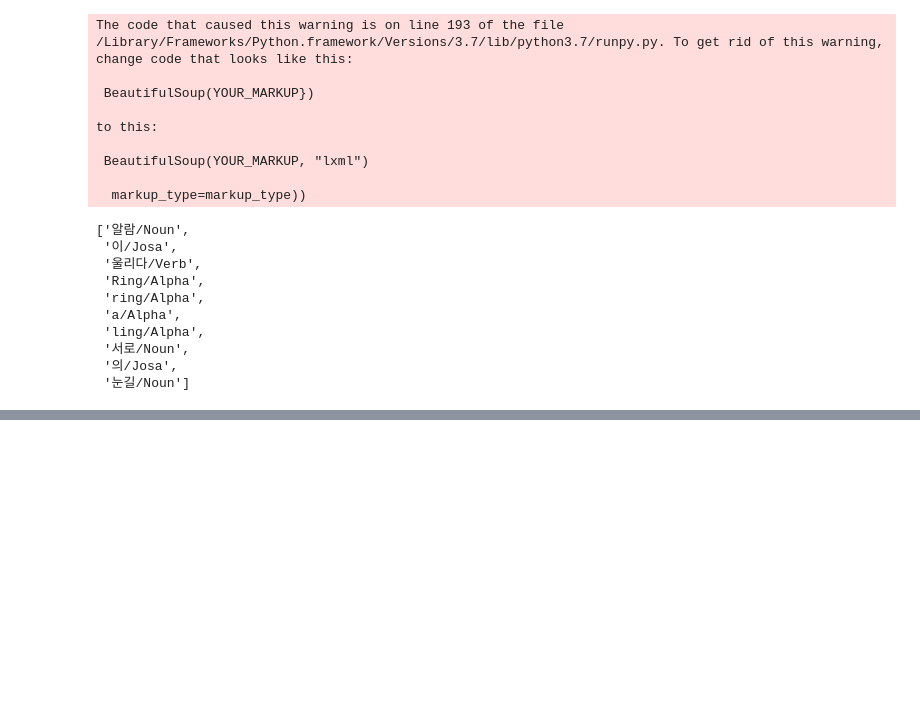
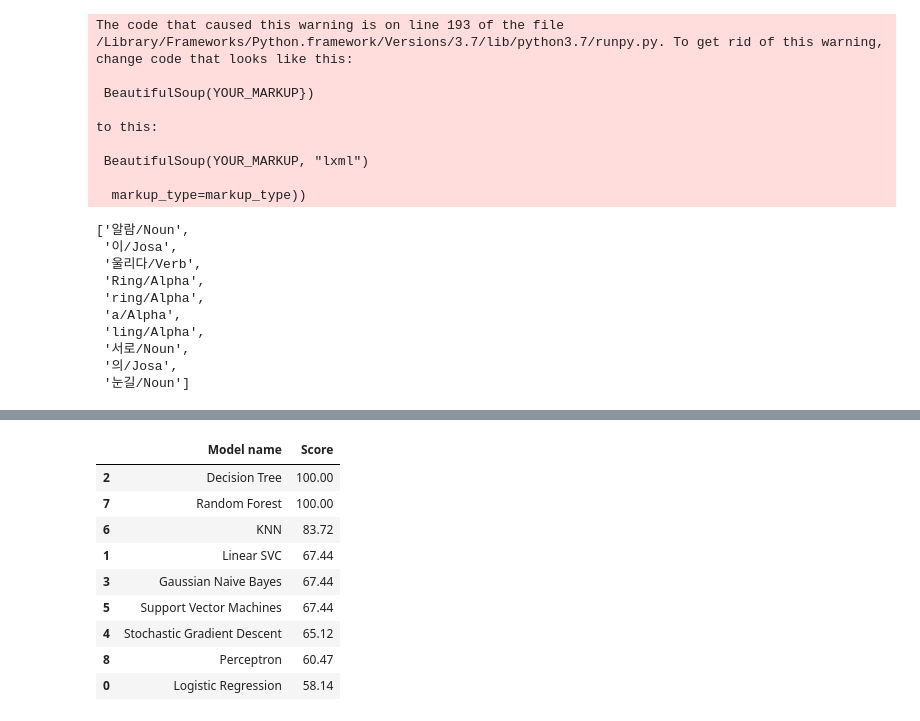
Before and after one commit to LEEEUNBIN3/TextMining, a Jupyter notebook: exo_vs_twice.ipynb, the cells around one changed output, grey strips where cells are left out. Saved outputs shown, nothing was run; the diff lists cells and outputs as text; code cells hidden in the pictures; blank space fills up the shorter version.

```diff
--- a/exo_vs_twice.ipynb
+++ b/exo_vs_twice.ipynb
@@ -881,14 +1014,24 @@ print("Perceptron Score : ",score_perc)
 # %%
 # 최종 결과 스코어 확인
 model_res = pd.DataFrame({
     'Model name': ['Logistic Regression', 'Linear SVC', 'Decision Tree',
                    'Gaussian Naive Bayes', 'Stochastic Gradient Descent',
                    'Support Vector Machines', 'KNN', 'Random Forest',
                    'Perceptron'],
     'Score': [score_log_reg, score_lin_svc, score_dec_tree, score_gaus,
              score_sgd, score_svc, score_knn, score_ran_fore, score_perc]})
 model_res.sort_values(by = 'Score', ascending = False)
-model_res
+# %% [output]
+|  | Model name | Score |
+| 2 | Decision Tree | 100.00 |
+| 7 | Random Forest | 100.00 |
+| 6 | KNN | 83.72 |
+| 1 | Linear SVC | 67.44 |
+| 3 | Gaussian Naive Bayes | 67.44 |
+| 5 | Support Vector Machines | 67.44 |
+| 4 | Stochastic Gradient Descent | 65.12 |
+| 8 | Perceptron | 60.47 |
+| 0 | Logistic Regression | 58.14 |
 # %%
 # csv 파일 생성
 final_res = pd.DataFrame({
```
Also changed, not shown: parts of 29 cells of this notebook.
